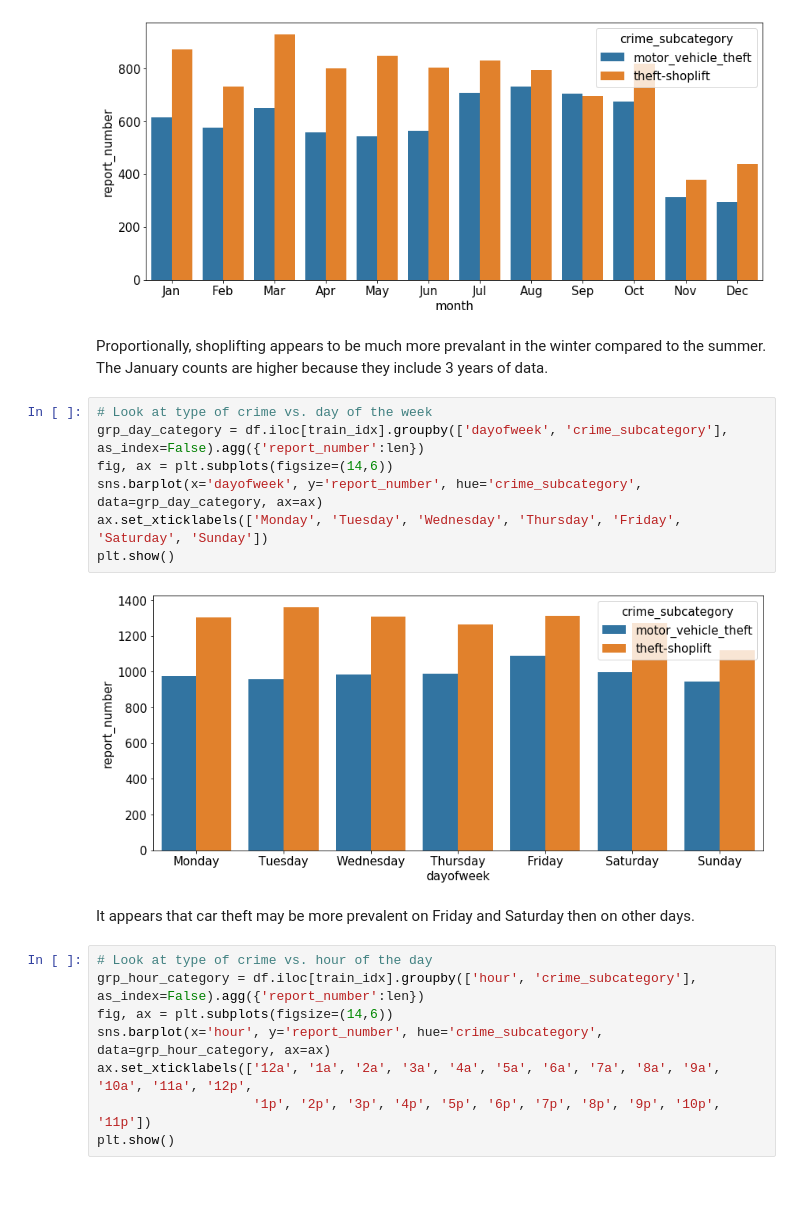
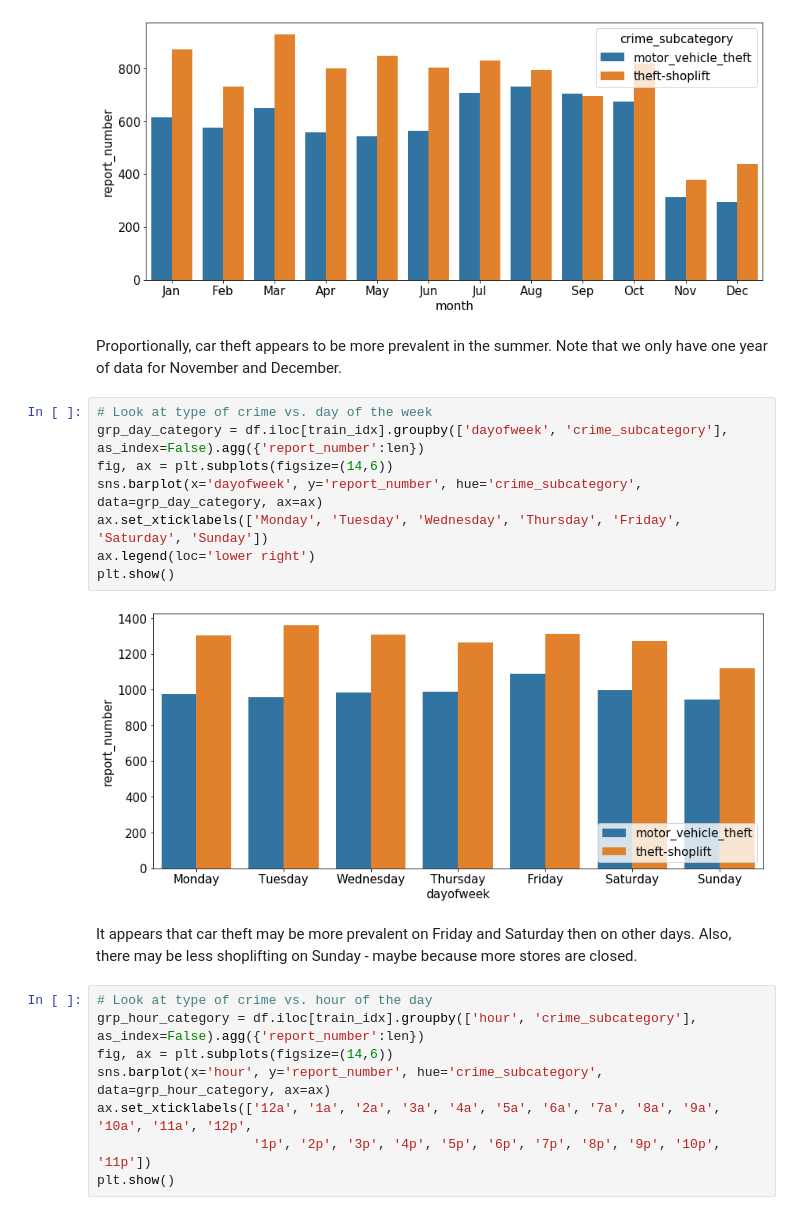
Before and after one commit to andrewdoss/building_a_predictive_model, a Jupyter notebook: building_a_predictive_model_complete.ipynb, the cells around one changed output. Cells and saved outputs as stored; diff of their text form; blank space fills up the shorter version.

```diff
--- a/building_a_predictive_model_complete.ipynb
+++ b/building_a_predictive_model_complete.ipynb
@@ -188,19 +193,20 @@ ax.set_xticklabels(['Jan', 'Feb', 'Mar', 'Apr', 'May', 'Jun', 'Jul', 'Aug', 'Sep
 plt.show()
 # %% [output]
 [figure]
-# %% [markdown]
-Proportionally, shoplifting appears to be much more prevalant in the winter compared to the summer. The January counts are higher because they include 3 years of data.
+# %% [markdown]
+Proportionally, car theft appears to be more prevalent in the summer. Note that we only have one year of data for November and December.
 # %%
 # Look at type of crime vs. day of the week
 grp_day_category = df.iloc[train_idx].groupby(['dayofweek', 'crime_subcategory'], as_index=False).agg({'report_number':len})
 fig, ax = plt.subplots(figsize=(14,6))
 sns.barplot(x='dayofweek', y='report_number', hue='crime_subcategory', data=grp_day_category, ax=ax)
 ax.set_xticklabels(['Monday', 'Tuesday', 'Wednesday', 'Thursday', 'Friday', 'Saturday', 'Sunday'])
+ax.legend(loc='lower right')
 plt.show()
 # %% [output]
-[figure, old version]
+[figure, new version]
 # %% [markdown]
-It appears that car theft may be more prevalent on Friday and Saturday then on other days.
+It appears that car theft may be more prevalent on Friday and Saturday then on other days. Also, there may be less shoplifting on Sunday - maybe because more stores are closed.
 # %%
 # Look at type of crime vs. hour of the day
 grp_hour_category = df.iloc[train_idx].groupby(['hour', 'crime_subcategory'], as_index=False).agg({'report_number':len})
```
Also changed, not shown: parts of 17 cells of this notebook, 1 other file.
